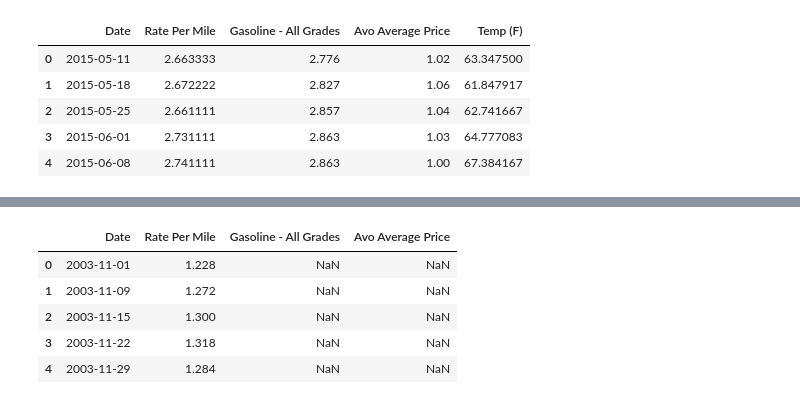
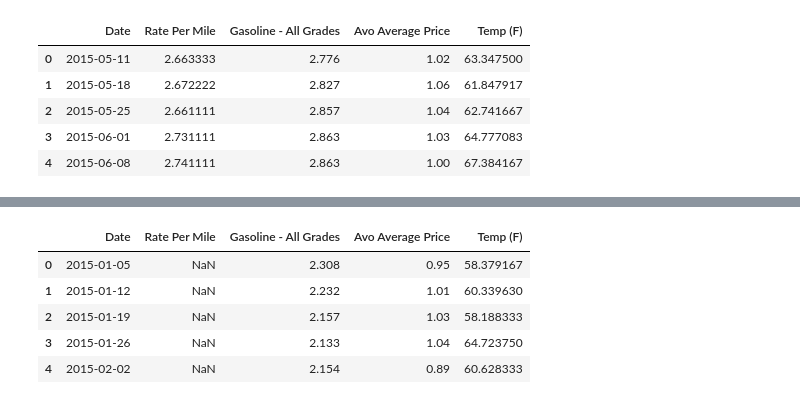
Before and after one commit to RHartley09/avocadont_say_its_over, a Jupyter notebook: data/data_shaping.ipynb, the cells around one changed output, grey strips where cells are left out. Cells and saved outputs as stored; diff of their text form; code cells hidden in the pictures.

```diff
--- a/data/data_shaping.ipynb
+++ b/data/data_shaping.ipynb
@@ -235,3 +235,7 @@ final_df.head()
 | 2 | 2015-05-25 | 2.661111 | 2.857 | 1.04 | 62.741667 |
 | 3 | 2015-06-01 | 2.731111 | 2.863 | 1.03 | 64.777083 |
 | 4 | 2015-06-08 | 2.741111 | 2.863 | 1.00 | 67.384167 |
+# %%
+date_df = pd.read_csv('date.csv')
+date_df['Date'] = pd.to_datetime(date_df['Date'])
+date_df
@@ -238,2 +256,12 @@ final_df.head()
+# %%
+final_df = pd.merge(date_df, final_df, how='outer', on=['Date'])
+final_df.head()
+# %% [output]
+|  | Date | Rate Per Mile | Gasoline - All Grades | Avo Average Price | Temp (F) |
+| 0 | 2015-01-05 | NaN | 2.308 | 0.95 | 58.379167 |
+| 1 | 2015-01-12 | NaN | 2.232 | 1.01 | 60.339630 |
+| 2 | 2015-01-19 | NaN | 2.157 | 1.03 | 58.188333 |
+| 3 | 2015-01-26 | NaN | 2.133 | 1.04 | 64.723750 |
+| 4 | 2015-02-02 | NaN | 2.154 | 0.89 | 60.628333 |
 # %%
 final_df.to_csv("final_df.csv", index=False)
@@ -243,9 +267,0 @@ import matplotlib.pyplot as plt
-# %%
-final_df.head()
-# %% [output]
-|  | Date | Rate Per Mile | Gasoline - All Grades | Avo Average Price |
-| 0 | 2003-11-01 | 1.228 | NaN | NaN |
-| 1 | 2003-11-09 | 1.272 | NaN | NaN |
-| 2 | 2003-11-15 | 1.300 | NaN | NaN |
-| 3 | 2003-11-22 | 1.318 | NaN | NaN |
-| 4 | 2003-11-29 | 1.284 | NaN | NaN |
```
Also changed, not shown: parts of 56 cells of this notebook, 2 other files.
